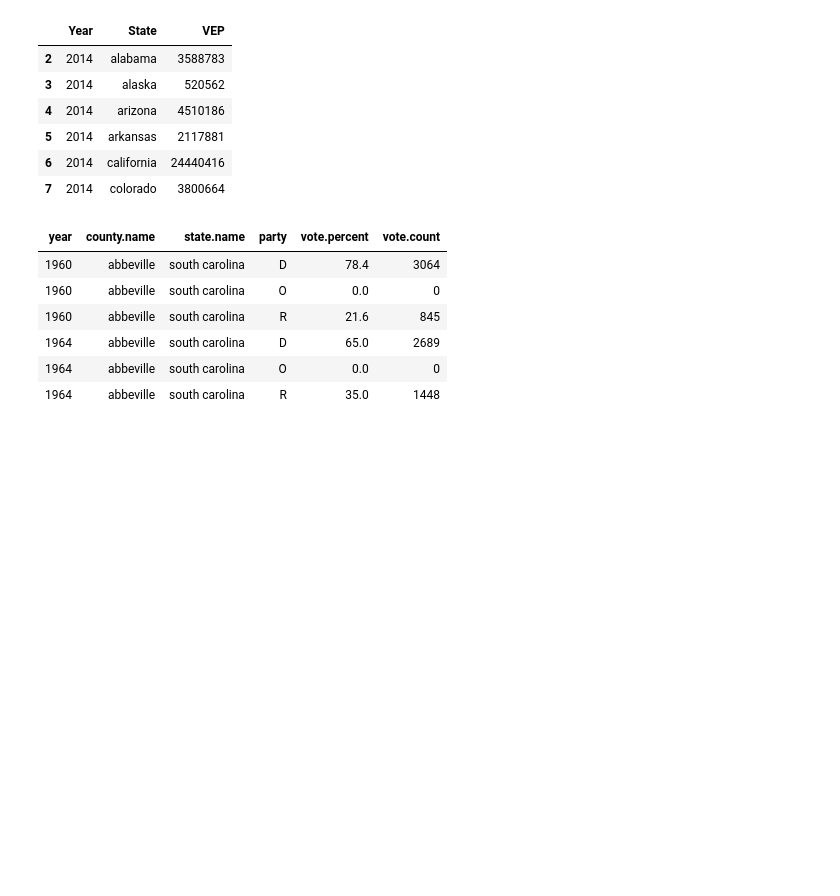
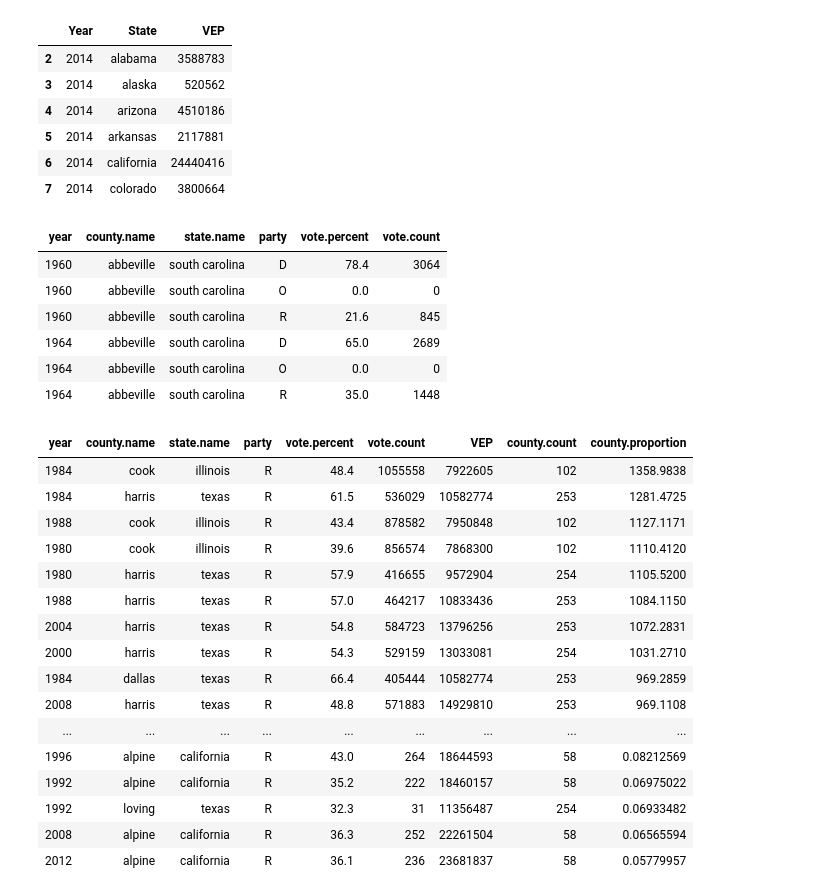
Before and after one commit to theMimsy/Blog---Sinclair-Broadcast-Group, a Jupyter notebook: Exploring_Election_Data.ipynb, the cells around one changed output. Cells and saved outputs as stored; diff of their text form; code cells hidden in the pictures; blank space fills up the shorter version.

```diff
--- a/Exploring_Election_Data.ipynb
+++ b/Exploring_Election_Data.ipynb
@@ -87,0 +99,20 @@ demographics_df <- demographics_df %>%
+# %%
+R_df %>% arrange(desc(county.proportion))
+# %% [output]
+| year | county.name | state.name | party | vote.percent | vote.count | VEP | county.count | county.proportion |
+| 1984 | cook | illinois | R | 48.4 | 1055558 | 7922605 | 102 | 1358.9838 |
+| 1984 | harris | texas | R | 61.5 | 536029 | 10582774 | 253 | 1281.4725 |
+| 1988 | cook | illinois | R | 43.4 | 878582 | 7950848 | 102 | 1127.1171 |
+| 1980 | cook | illinois | R | 39.6 | 856574 | 7868300 | 102 | 1110.4120 |
+| 1980 | harris | texas | R | 57.9 | 416655 | 9572904 | 254 | 1105.5200 |
+| 1988 | harris | texas | R | 57.0 | 464217 | 10833436 | 253 | 1084.1150 |
+| 2004 | harris | texas | R | 54.8 | 584723 | 13796256 | 253 | 1072.2831 |
+| 2000 | harris | texas | R | 54.3 | 529159 | 13033081 | 254 | 1031.2710 |
+| 1984 | dallas | texas | R | 66.4 | 405444 | 10582774 | 253 | 969.2859 |
+| 2008 | harris | texas | R | 48.8 | 571883 | 14929810 | 253 | 969.1108 |
+| ... | ... | ... | ... | ... | ... | ... | ... | ... |
+| 1996 | alpine | california | R | 43.0 | 264 | 18644593 | 58 | 0.08212569 |
+| 1992 | alpine | california | R | 35.2 | 222 | 18460157 | 58 | 0.06975022 |
+| 1992 | loving | texas | R | 32.3 | 31 | 11356487 | 254 | 0.06933482 |
+| 2008 | alpine | california | R | 36.3 | 252 | 22261504 | 58 | 0.06565594 |
+| 2012 | alpine | california | R | 36.1 | 236 | 23681837 | 58 | 0.05779957 |
```
Also changed, not shown: parts of 14 cells of this notebook.
